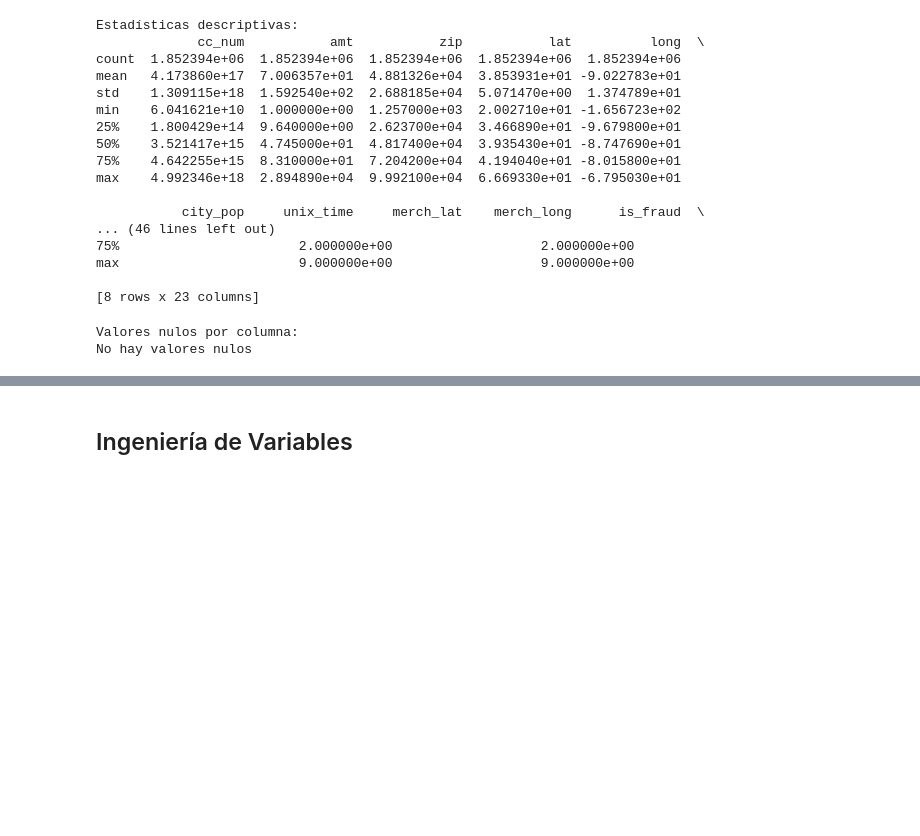
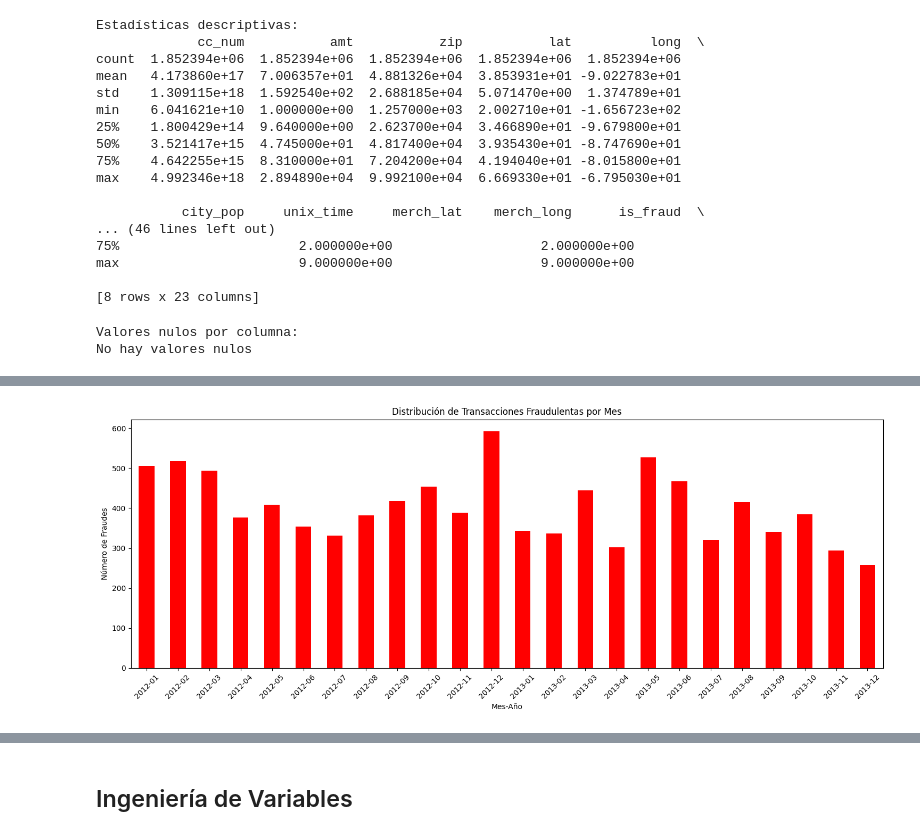
Before and after one commit to FerEsq/SDS-Project, a Jupyter notebook: eda.ipynb, the cells around one changed output, grey strips where cells are left out. Saved outputs shown, nothing was run; the diff lists cells and outputs as text; code cells hidden in the pictures; blank space fills up the shorter version.

```diff
--- a/eda.ipynb
+++ b/eda.ipynb
@@ -99,0 +148,15 @@ No hay valores nulos
+# %%
+#Distribución de fraudes por mes
+plt.figure(figsize=(15, 6))
+fraudByMonth = df[df['is_fraud'] == 1].groupby('month_year').size()
+fraudByMonth.plot(kind='bar', color='r')
+plt.title('Distribución de Transacciones Fraudulentas por Mes')
+plt.xlabel('Mes-Año')
+plt.ylabel('Número de Fraudes')
+plt.xticks(rotation=45)
+plt.tight_layout()
+plt.savefig('graphs/fraud_per_Month.png')
+
+# excluir diciembre (mes de testing)
+# %% [output]
+[figure, added]
```
Also changed, not shown: parts of 25 cells of this notebook, 7 other files.
